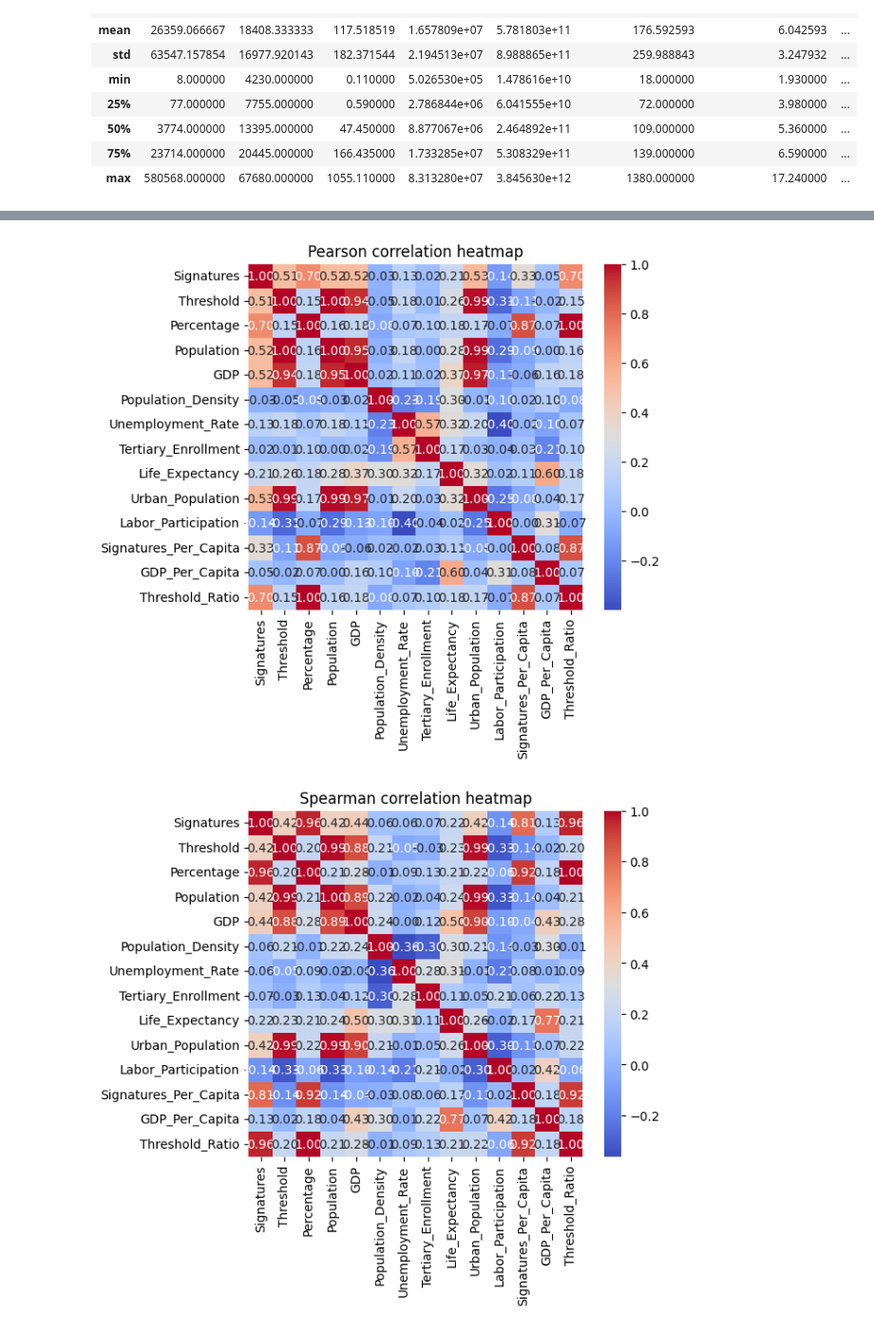
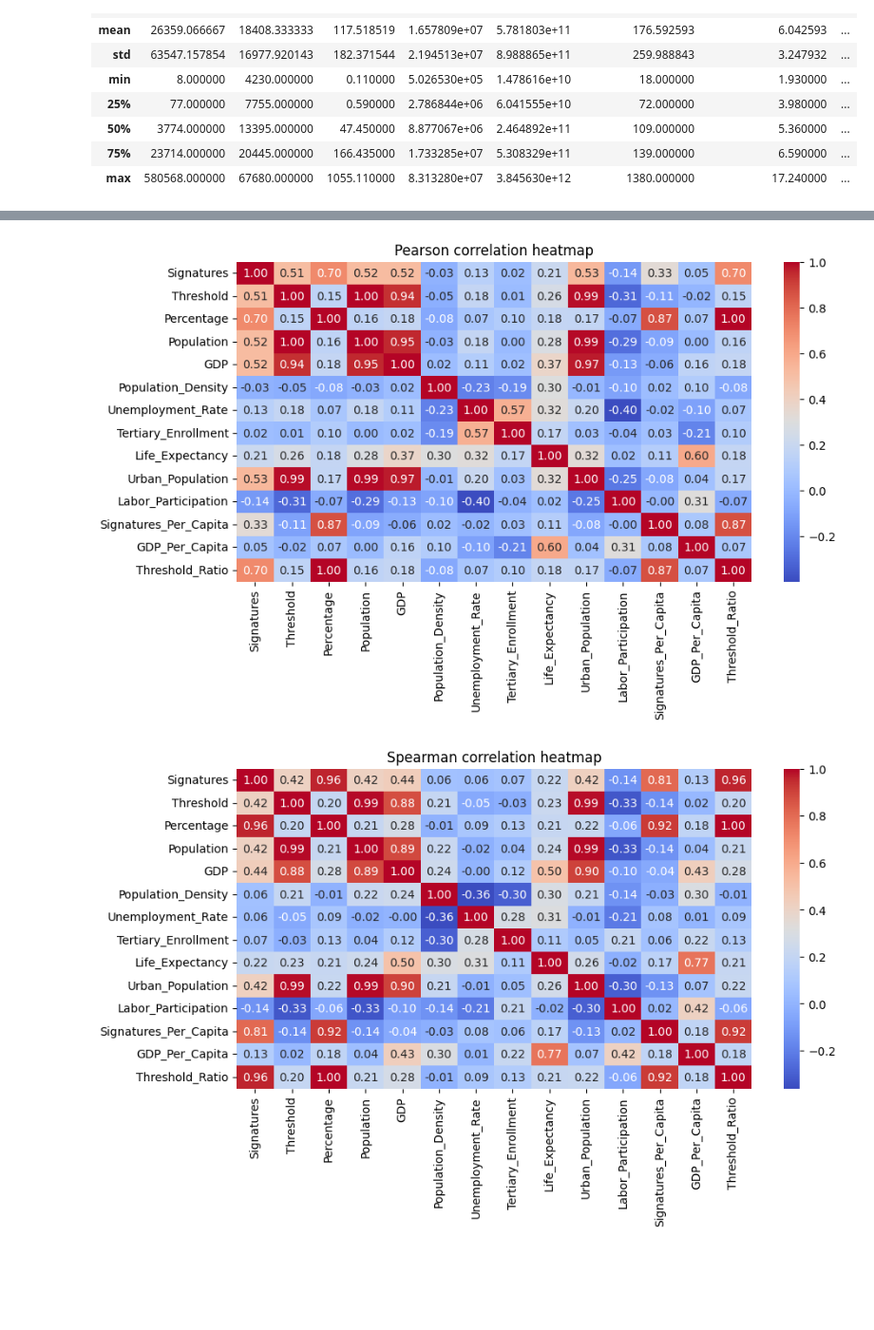
Before and after one commit to Matthew-Riddell/MSc-Dissertation, a Jupyter notebook: notebooks/data-exploration.ipynb, the cells around one changed output, grey strips where cells are left out. Shown at 95% size. Saved outputs shown, nothing was run; the diff lists cells and outputs as text; code cells hidden in the pictures; blank space fills up the shorter version.

Commit message:
EDA Part 2:
Boxplots, Historgrams, Pair Plots, Group By,

```diff
--- a/notebooks/data-exploration.ipynb
+++ b/notebooks/data-exploration.ipynb
@@ -146,18 +273,18 @@ plt.show()
 # %%
-plt.figure(figsize=(6,5))
+plt.figure(figsize=(10,5))
 sns.heatmap(pearson_corr, annot=True, cmap='coolwarm', fmt='.2f')
 plt.title("Pearson correlation heatmap")
 plt.show()
 
-plt.figure(figsize=(6,5))
+plt.figure(figsize=(10,5))
 sns.heatmap(spearman_corr, annot=True, cmap='coolwarm', fmt='.2f')
 plt.title("Spearman correlation heatmap")
 plt.show()
 
-plt.figure(figsize=(6,5))
+plt.figure(figsize=(10,5))
 sns.heatmap(kendall_corr, annot=True, cmap='coolwarm', fmt='.2f')
 plt.title("Kendall's Tau correlation heatmap")
 plt.show()
 # %% [output]
-[figure, old version]
+[figure, new version]
-[figure, old version]
+[figure, new version]
```
Also changed, not shown: parts of 25 cells of this notebook.
